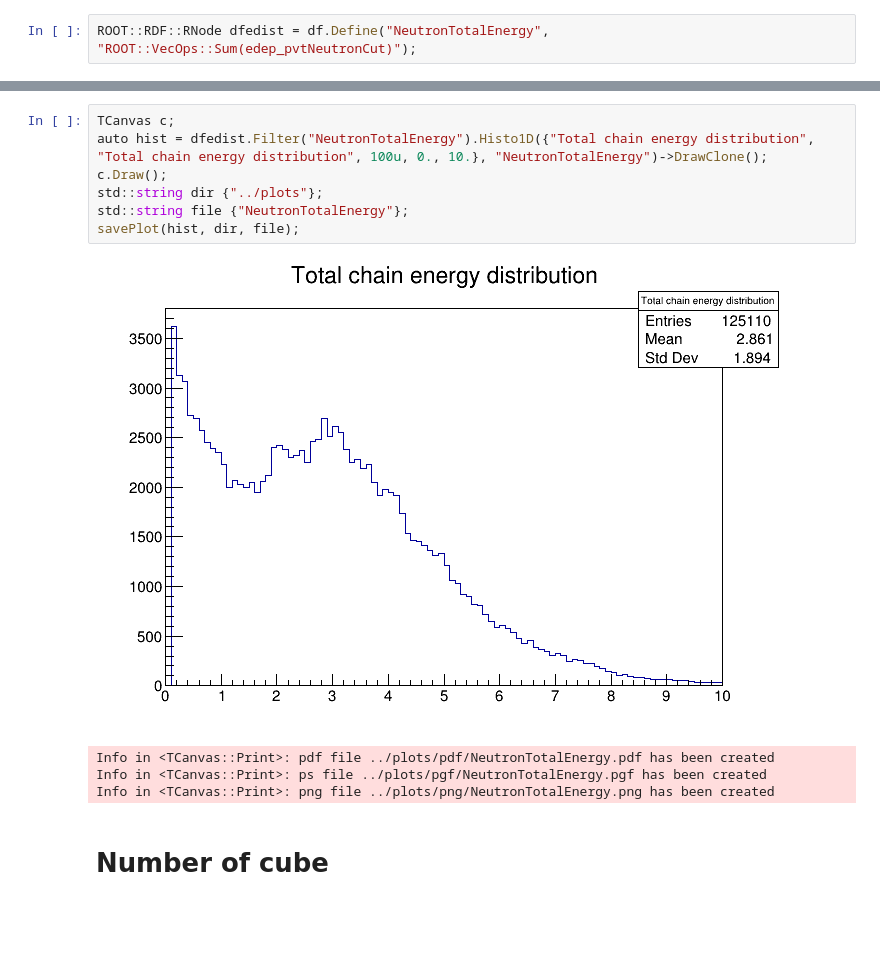
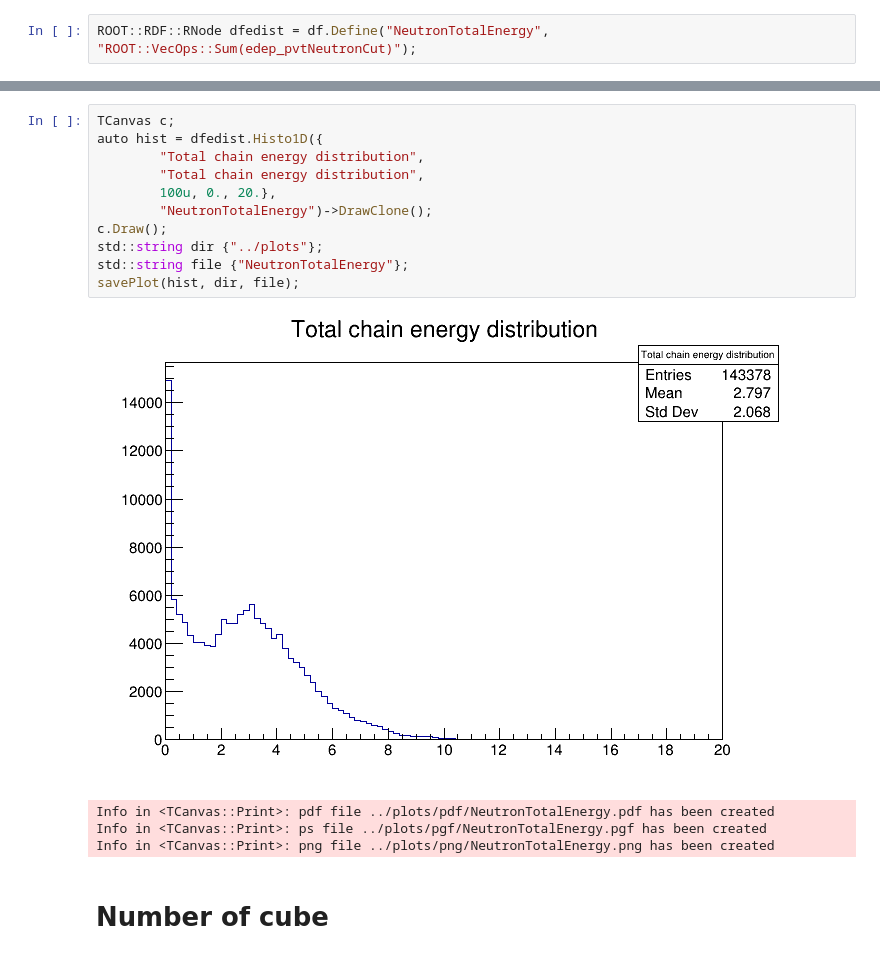
Before and after one commit to zazbone/AmBe_Analysis, a Jupyter notebook: notebooks/NeutronSignal.ipynb, the cells around one changed output, grey strips where cells are left out. Saved outputs shown, nothing was run; the diff lists cells and outputs as text; blank space fills up the shorter version.

```diff
--- a/notebooks/NeutronSignal.ipynb
+++ b/notebooks/NeutronSignal.ipynb
@@ -39,13 +46,17 @@ Info in <TCanvas::Print>: ps file ../plots/pgf/NeutronEnergy.pgf has been create
 Info in <TCanvas::Print>: png file ../plots/png/NeutronEnergy.png has been created
 # %%
 TCanvas c;
-auto hist = dfedist.Filter("NeutronTotalEnergy").Histo1D({"Total chain energy distribution", "Total chain energy distribution", 100u, 0., 10.}, "NeutronTotalEnergy")->DrawClone();
+auto hist = dfedist.Histo1D({
+        "Total chain energy distribution",
+        "Total chain energy distribution",
+        100u, 0., 20.},
+        "NeutronTotalEnergy")->DrawClone();
 c.Draw();
 std::string dir {"../plots"};
 std::string file {"NeutronTotalEnergy"};
 savePlot(hist, dir, file);
 # %% [output]
-[figure, old version]
+[figure, new version]
 Info in <TCanvas::Print>: pdf file ../plots/pdf/NeutronTotalEnergy.pdf has been created
 Info in <TCanvas::Print>: ps file ../plots/pgf/NeutronTotalEnergy.pgf has been created
 Info in <TCanvas::Print>: png file ../plots/png/NeutronTotalEnergy.png has been created
```
Also changed, not shown: parts of 14 cells of this notebook, 17 other files.
